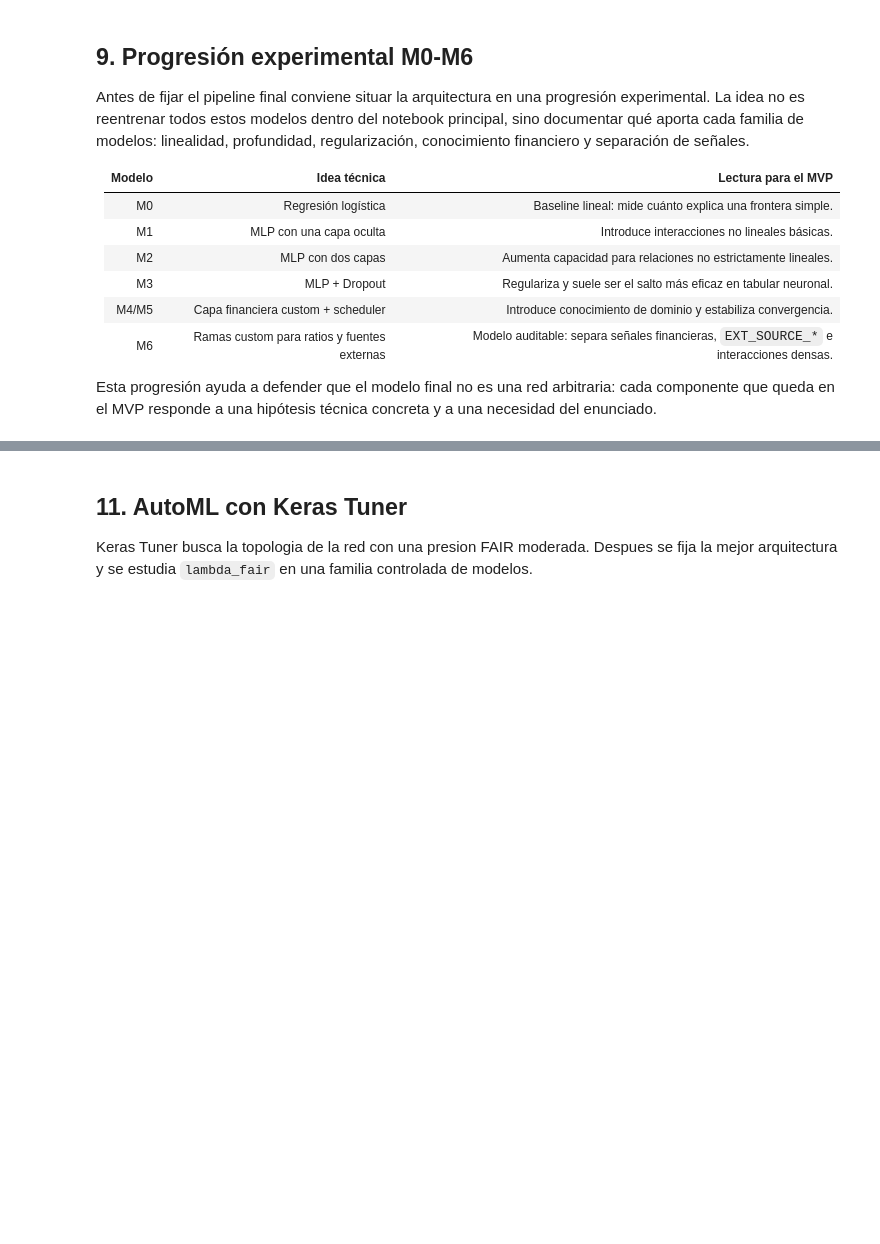
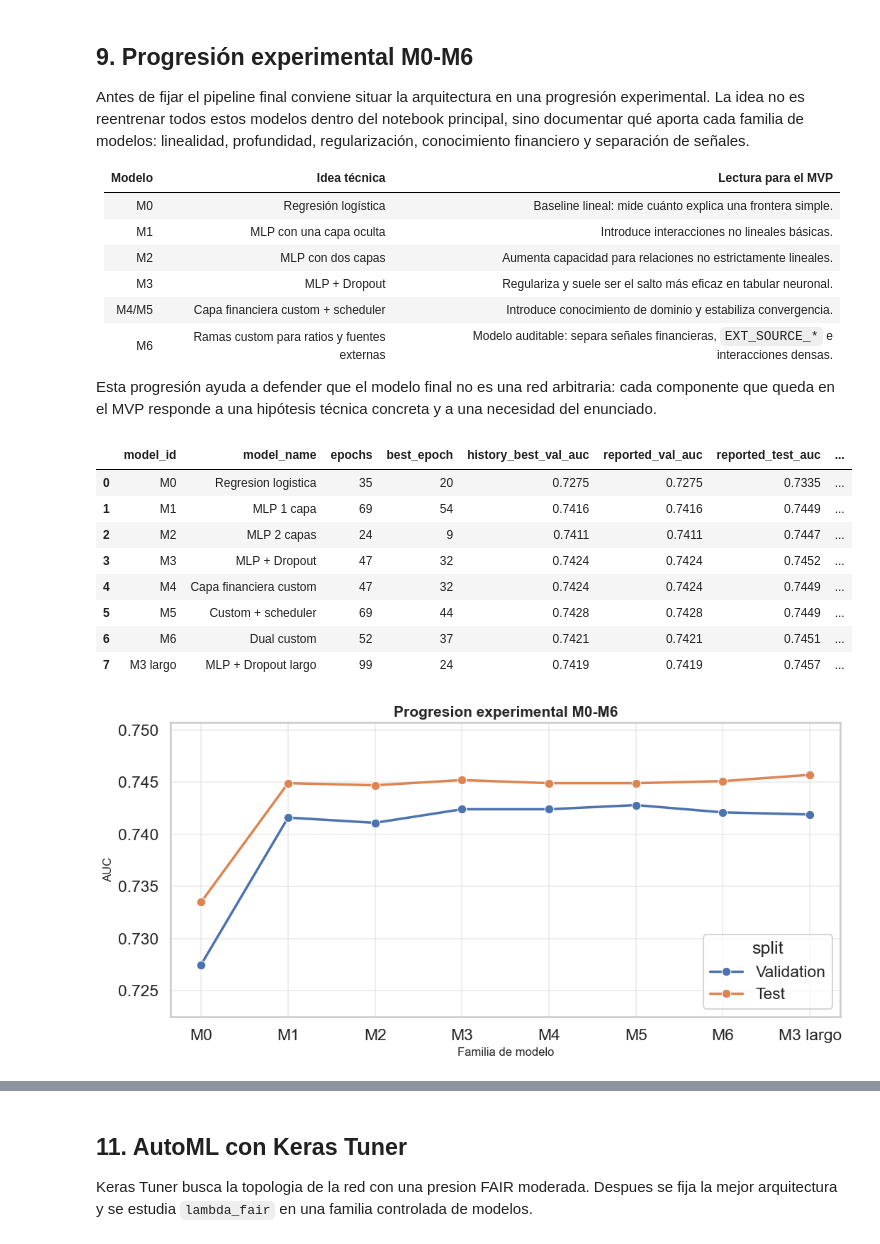
Before and after one commit to marcocorpacriado-pixel/taller-redes-confiables, a Jupyter notebook: notebooks/01_main_mvp.ipynb, the cells around one changed output, grey strips where cells are left out. Cells and saved outputs as stored; diff of their text form; code cells hidden in the pictures; blank space fills up the shorter version.

```diff
--- a/notebooks/01_main_mvp.ipynb
+++ b/notebooks/01_main_mvp.ipynb
@@ -385,6 +387,71 @@ Antes de fijar el pipeline final conviene situar la arquitectura en una progresi
 | M6 | Ramas custom para ratios y fuentes externas | Modelo auditable: separa señales financieras, `EXT_SOURCE_*` e interacciones densas. |
 
 Esta progresión ayuda a defender que el modelo final no es una red arbitraria: cada componente que queda en el MVP responde a una hipótesis técnica concreta y a una necesidad del enunciado.
+# %%
+from src.trustworthy_credit.experiments import ModelProgressionReporter
+
+progression_reporter = ModelProgressionReporter(
+    checkpoints_dir=PROJECT_ROOT / "checkpoints",
+)
+model_progression = progression_reporter.summarize()
+model_progression.to_csv(TABLES / "model_progression_m0_m6.csv", index=False)
+
+progression_display = model_progression[[
+    "model_id",
+    "model_name",
+    "epochs",
+    "best_epoch",
+    "history_best_val_auc",
+    "reported_val_auc",
+    "reported_test_auc",
+    "test_auc_gain_vs_m0",
+    "n_params",
+]].copy()
+progression_numeric = progression_display.select_dtypes(include="number").columns
+progression_display[progression_numeric] = progression_display[progression_numeric].round(4)
+display(progression_display)
+
+progression_plot = model_progression.melt(
+    id_vars=["model_id"],
+    value_vars=["reported_val_auc", "reported_test_auc"],
+    var_name="split",
+    value_name="auc",
+)
+progression_plot["split"] = progression_plot["split"].map(
+    {"reported_val_auc": "Validation", "reported_test_auc": "Test"}
+)
+
+fig, ax = plt.subplots(figsize=(11, 5.5))
+sns.lineplot(
+    data=progression_plot,
+    x="model_id",
+    y="auc",
+    hue="split",
+    marker="o",
+    linewidth=2.5,
+    ax=ax,
+)
+ax.set_title("Progresion experimental M0-M6")
+ax.set_xlabel("Familia de modelo")
+ax.set_ylabel("AUC")
+ax.set_ylim(
+    max(0.70, progression_plot["auc"].min() - 0.005),
+    progression_plot["auc"].max() + 0.005,
+)
+ax.grid(alpha=0.3)
+save_figure("model_progression_m0_m6_auc.png")
+plt.show()
+# %% [output]
+|  | model_id | model_name | epochs | best_epoch | history_best_val_auc | reported_val_auc | reported_test_auc | ... |
+| 0 | M0 | Regresion logistica | 35 | 20 | 0.7275 | 0.7275 | 0.7335 | ... |
+| 1 | M1 | MLP 1 capa | 69 | 54 | 0.7416 | 0.7416 | 0.7449 | ... |
+| 2 | M2 | MLP 2 capas | 24 | 9 | 0.7411 | 0.7411 | 0.7447 | ... |
+| 3 | M3 | MLP + Dropout | 47 | 32 | 0.7424 | 0.7424 | 0.7452 | ... |
+| 4 | M4 | Capa financiera custom | 47 | 32 | 0.7424 | 0.7424 | 0.7449 | ... |
+| 5 | M5 | Custom + scheduler | 69 | 44 | 0.7428 | 0.7428 | 0.7449 | ... |
+| 6 | M6 | Dual custom | 52 | 37 | 0.7421 | 0.7421 | 0.7451 | ... |
+| 7 | M3 largo | MLP + Dropout largo | 99 | 24 | 0.7419 | 0.7419 | 0.7457 | ... |
+[figure, added]
 # %% [markdown]
 ## 10. FAIR loss y objetivo de justicia
 
```
Also changed, not shown: parts of 10 cells of this notebook, 5 other files.
